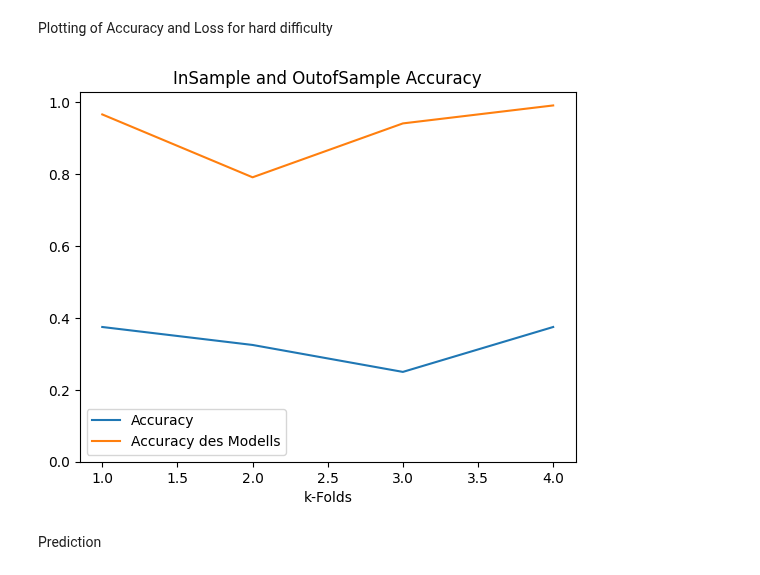
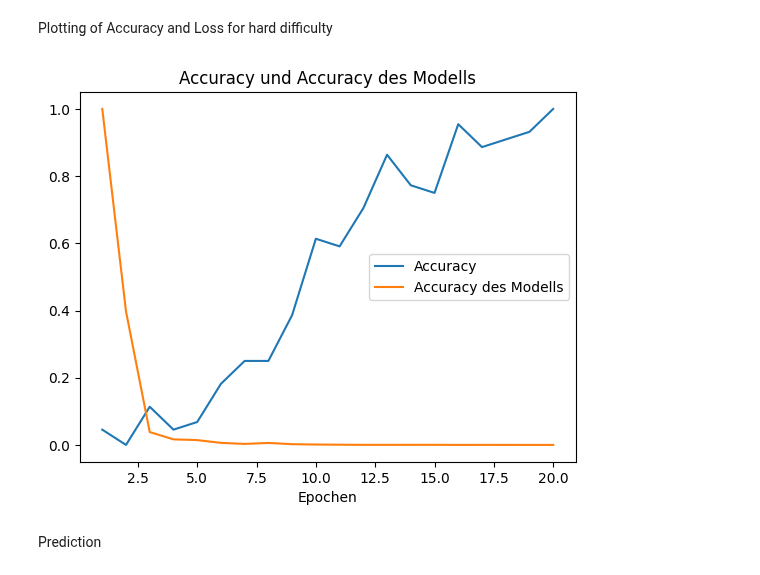
Before and after one commit to D0dizzle/Machine-and-Deep-Learning, a Jupyter notebook: Prüfung.ipynb, the cells around one changed output. Cells and saved outputs as stored; diff of their text form; code cells hidden in the pictures.

```diff
--- a/Prüfung.ipynb
+++ b/Prüfung.ipynb
@@ -126,0 +138,8 @@ y_h = func.ownOneHotEncoder(aug_labels_h, categories_h)
+# %%
+encoder = OneHotEncoder(categories=[categories_e], sparse_output=False)
+y_e = encoder.fit_transform(np.array(aug_labels_e).reshape(-1,1))
+print(y_e)
+encoder = OneHotEncoder(categories=[categories_h], sparse_output=False)
+y_h = encoder.fit_transform(np.array(aug_labels_h).reshape(-1,1))
+print("neues Array")
+print(y_h)
@@ -129,8 +197,13 @@ Training and Test-Split with K-Fold (vielleicht K-Fold auch später, unsicher be
 # %%
 data_e = aug_images_e
 data_h = aug_images_h
-k = 6
-image_folds_e, y_folds_e = func.stratified_k_fold(data_e, y_e, k)
-image_folds_h, y_folds_h = func.stratified_k_fold(data_h, y_h, k)
+k = 4
+image_folds_e, y_folds_e = func.slice_data_in_folds(data_e, y_e, k)
+image_folds_h, y_folds_h = func.slice_data_in_folds(data_h, y_h, k)
 fig = plt.figure(figsize=(2, 1))
+plt.imshow(image_folds_e[3][2])
+plt.imshow(image_folds_h[3][2])
+plt.show()
+print(y_folds_e[3][2])
+print(y_folds_h[3][2])
 # %% [output]
@@ -214,17 +262,17 @@ plt.show()
 # %% [markdown]
 hard difficulty
 # %%
-epoch = 25
-eval_accuracy_h = []
-accuracy_h = []
+epoch = 20
+eval_accuracy = []
+accuracy = []
 for i in range(k):
     fold_x_train = np.concatenate([image_folds_h[j] for j in range(k) if j != i], axis=0)
     fold_y_train = np.concatenate([y_folds_h[j] for j in range(k) if j != i], axis=0)
     fold_x_val = image_folds_h[i]
     fold_y_val = y_folds_h[i]
-    model, model_accuracy = func.build_model(epoch, fold_x_train, fold_y_train, fold_x_val, fold_y_val, input_shape)
-    eval_accuracy_h.append(model_accuracy)
-    accuracy_h.append(max(model.history['accuracy']))
-print(eval_accuracy_h)
-print(accuracy_h)
+    model, model_accuracy = func.build_model(epoch, fold_x_train, fold_y_train, fold_x_val, fold_y_val, input_shape, y_h)
+    eval_accuracy.append(model_accuracy)
+    accuracy.append(max(model.history['accuracy']))
+print(eval_accuracy)
+print(accuracy)
 # %% [output]
@@ -249,16 +297,14 @@ Epoch 23/25
 Plotting of Accuracy and Loss for hard difficulty
 # %%
 #auch noch zu überarbeiten
-tick_labels = [0, 0.2, 0.4, 0.6, 0.8, 1]
-plt.plot(range(1, k+1), eval_accuracy_h)
-plt.plot(range(1, k+1), accuracy_h)
-plt.title('InSample and OutofSample Accuracy')
-plt.xlabel('k-Folds')
-plt.yticks(tick_labels)
+plt.plot(range(1, epoch+1), func.minmax(model.history['accuracy']))
+plt.plot(range(1, epoch+1), func.minmax(model.history['loss']))
+plt.title('Accuracy und Accuracy des Modells')
+plt.xlabel('Epochen')
 plt.gca().legend(('Accuracy', 'Accuracy des Modells'))
 plt.show()
 # %% [output]
-[figure, old version]
+[figure, new version]
 # %% [markdown]
 Prediction
 # %%
```
Also changed, not shown: parts of 12 cells of this notebook.
